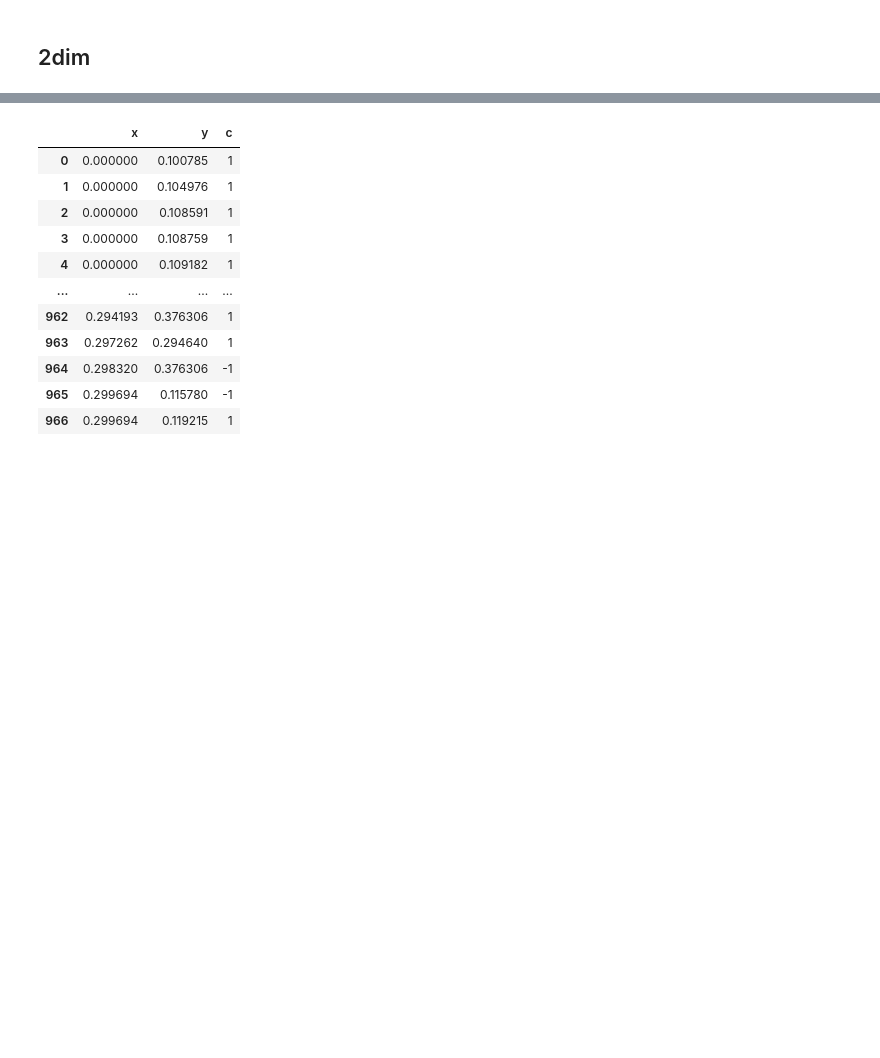
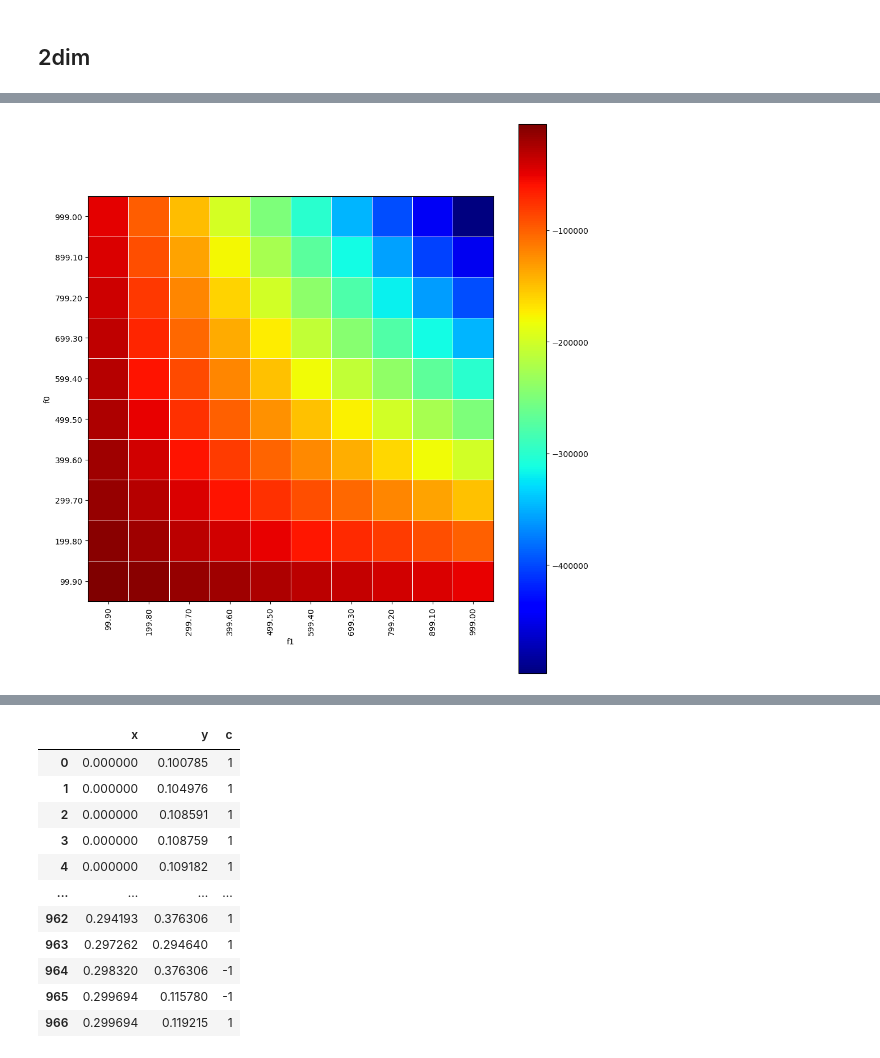
Before and after one commit to dgurnari/bifiltration-sandbox, a Jupyter notebook: test_discretization.ipynb, the cells around one changed output, grey strips where cells are left out. Drawn from its saved outputs; the diff is of its cells as text; code cells hidden in the pictures; blank space fills up the shorter version.

```diff
--- a/test_discretization.ipynb
+++ b/test_discretization.ipynb
@@ -34,0 +37,7 @@ def EC_at_4d_value(contributions, f0, f1, f2, f3):
+# %%
+contributions_df = pd.read_csv(
+    "data/2d_random_pts.csv", header=None, sep=" ", names=["x", "y", "c"]
+)
+
+contributions_list = [((r[0], r[1]), r[2]) for r in contributions_df.values]
+contributions_list[:5]
@@ -34,0 +46,77 @@ def EC_at_4d_value(contributions, f0, f1, f2, f3):
+# %%
+MIN_X = 0
+MAX_X = 999
+
+MIN_Y = 0
+MAX_Y = 999
+
+GRIDSIZES = [(10, 10), (25, 25), (100, 100), (20, 40)]
+
+for GRIDSIZE in GRIDSIZES:
+
+    ## initializing matrix
+    M = np.zeros(GRIDSIZE, dtype=int)
+
+    # computing
+    for i, x in enumerate(
+        np.linspace(start=MAX_X, stop=MIN_X, num=GRIDSIZE[0], endpoint=False)[::-1]
+    ):
+        for j, y in enumerate(
+            np.linspace(start=MAX_Y, stop=MIN_Y, num=GRIDSIZE[1], endpoint=False)[::-1]
+        ):
+            M[i, j] = EC_at_bifiltration(contributions_list, x, y)
+
+    fig, ax = plt.subplots(1, 1, figsize=(10, 10))
+    im = ax.pcolormesh(M, edgecolors="w", linewidth=0.5, cmap="jet")
+
+    ax.set_xlabel("f1")
+    ax.set_xticks(
+        [i + 0.5 for i in range(GRIDSIZE[1])],
+        [
+            "{:.2f}".format(l)
+            for l in np.linspace(
+                start=MAX_X, stop=MIN_X, num=GRIDSIZE[1], endpoint=False
+            )[::-1]
+        ],
+        rotation=90,
+    )
+
+    ax.set_ylabel("f0")
+    ax.set_yticks(
+        [i + 0.5 for i in range(GRIDSIZE[0])],
+        [
+            "{:.2f}".format(l)
+            for l in np.linspace(
+                start=MAX_Y, stop=MIN_Y, num=GRIDSIZE[0], endpoint=False
+            )[::-1]
+        ],
+    )
+    plt.colorbar(im, ax=ax)
+    ax.set_aspect("equal")
+    plt.tight_layout()
+    plt.show()
+
+    ## save to csv
+    np.savetxt(
+        "output/2d/random/rnd_{}x{}.csv".format(GRIDSIZE[0], GRIDSIZE[1]),
+        M,
+        delimiter=",",
+        fmt="%i",
+    )
+
+    ## let us also save the coordinates
+    np.savetxt(
+        "output/2d/random/rnd_{}_xgrid.csv".format(GRIDSIZE[0]),
+        np.linspace(start=MAX_X, stop=MIN_X, num=GRIDSIZE[0], endpoint=False)[::-1],
+        delimiter=",",
+        fmt="%10.10f",
+    )
+
+    np.savetxt(
+        "output/2d/random/rnd_{}_ygrid.csv".format(GRIDSIZE[1]),
+        np.linspace(start=MAX_Y, stop=MIN_Y, num=GRIDSIZE[1], endpoint=False)[::-1],
+        delimiter=",",
+        fmt="%10.10f",
+    )
+# %% [output]
+[figure, added]
```
Also changed, not shown: parts of 4 cells of this notebook, 39 other files.
